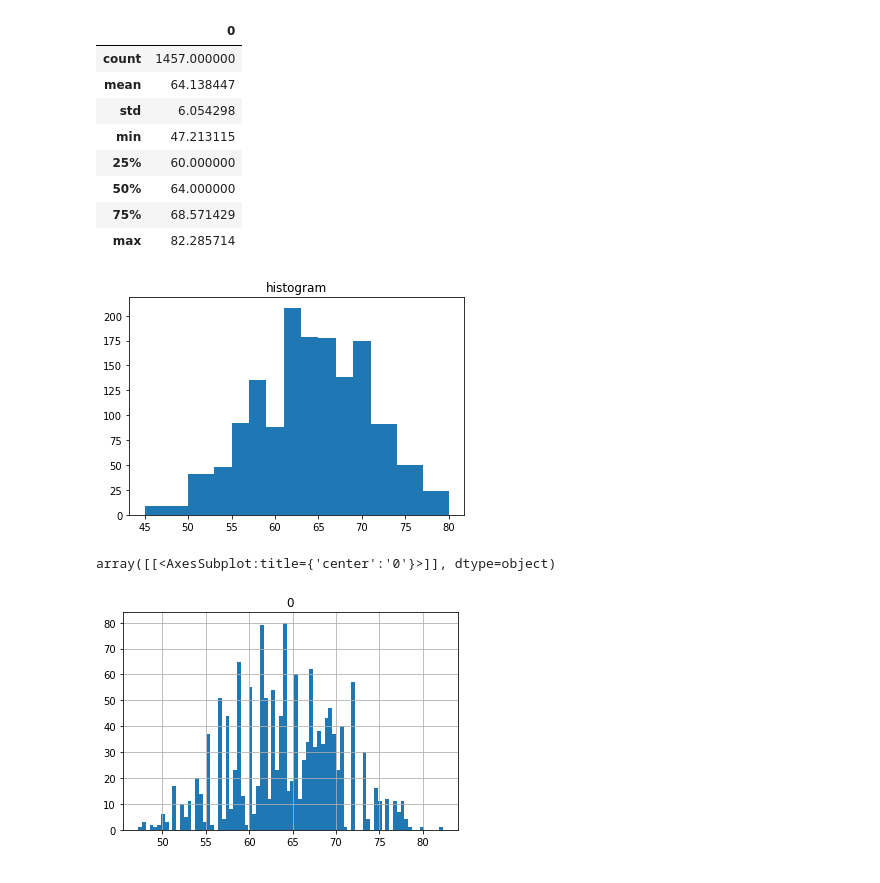
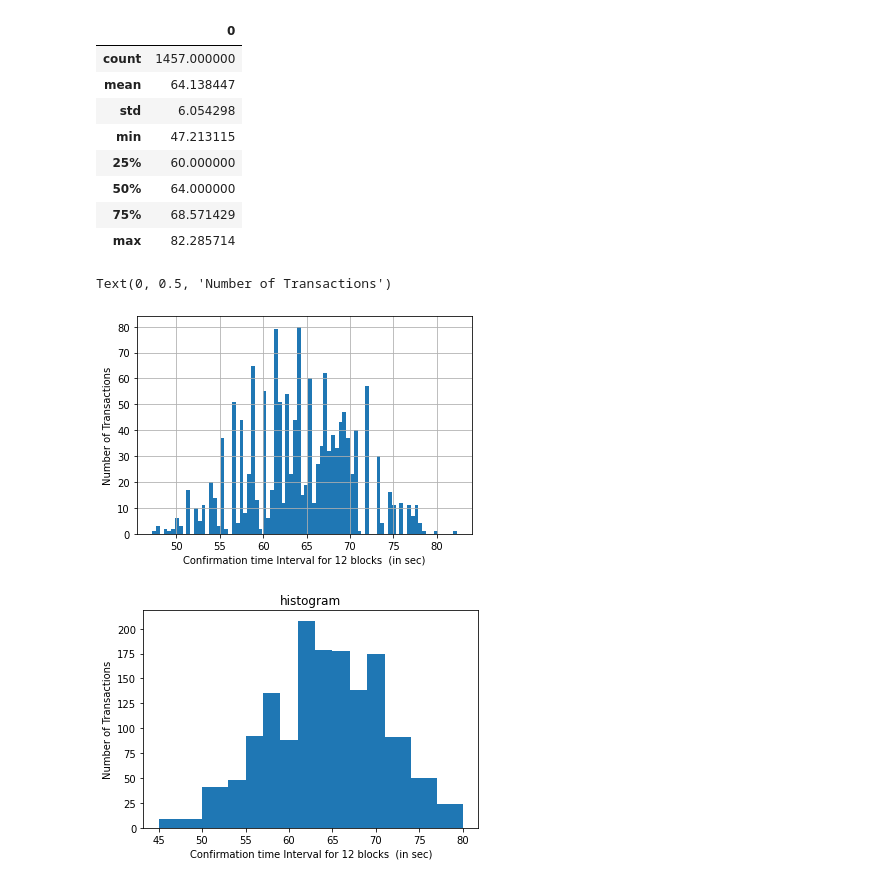
Before and after one commit to ok987654321/blockchain-interoperability-1, a Jupyter notebook: Finality Time Analysis/.IPYNB files/Kovan_Eth.ipynb, the cells around one changed output. Cells and saved outputs as stored; diff of their text form; code cells hidden in the pictures.

```diff
--- a/Finality Time Analysis/.IPYNB files/Kovan_Eth.ipynb
+++ b/Finality Time Analysis/.IPYNB files/Kovan_Eth.ipynb
@@ -84,14 +89,19 @@ df.describe()
 | 50% | 64.000000 |
 | 75% | 68.571429 |
 | max | 82.285714 |
+# %%
+result["time_per_12blocks"] = ar
+graph7 = result["time_per_12blocks"].hist(bins=80)
+graph7.set_xlabel("Confirmation time Interval for 12 blocks  (in sec)")
+graph7.set_ylabel("Number of Transactions")
+# %% [output]
+Text(0, 0.5, 'Number of Transactions')
+[figure, added]
 # %%
 plt.hist(ar, bins = [45,50,53,55,57,59,61,63,65,67,69,71,74,77,80])
 plt.title("histogram")
+plt.xlabel("Confirmation time Interval for 12 blocks  (in sec)")
+plt.ylabel("Number of Transactions")
 plt.show()
 # %% [output]
-[figure, old version]
+[figure, new version]
-# %%
-df.hist(bins=80)
-# %% [output]
-array([[<AxesSubplot:title={'center':'0'}>]], dtype=object)
-[figure, removed]
```
Also changed, not shown: parts of 3 cells of this notebook, 4 other files.
